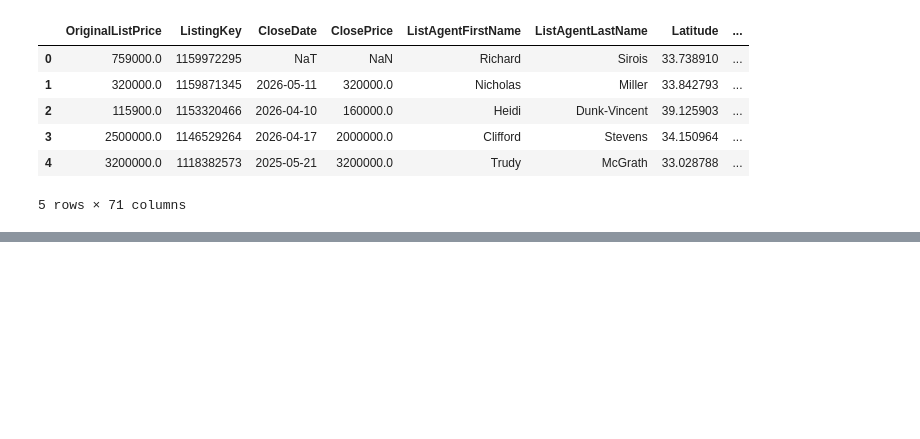
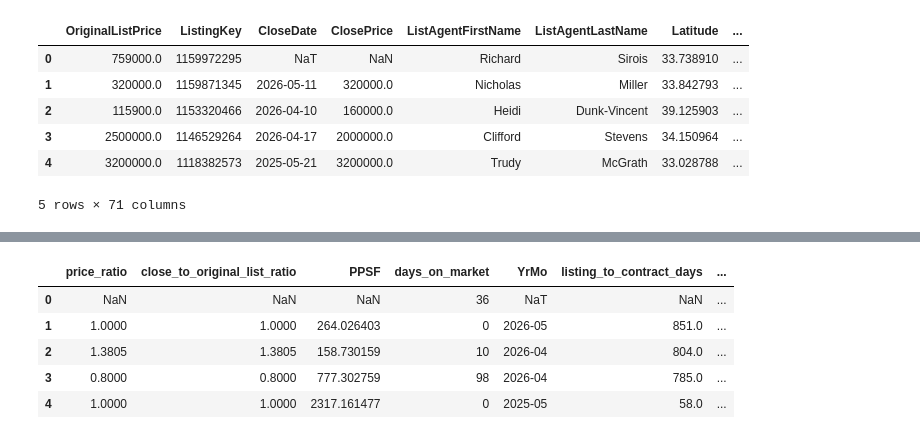
Before and after one commit to Michael-Anthony-Aguirre/IDX-Exchange-DA-Internship-2026, a Jupyter notebook: week6/5_metric_engineering.ipynb, the cells around one changed output, grey strips where cells are left out. Cells and saved outputs as stored; diff of their text form; code cells hidden in the pictures; blank space fills up the shorter version.

```diff
--- a/week6/5_metric_engineering.ipynb
+++ b/week6/5_metric_engineering.ipynb
@@ -123,0 +133,9 @@ df_listings.head()
+# %%
+df_listings[metrics_only].head()
+# %% [output]
+|  | price_ratio | close_to_original_list_ratio | PPSF | days_on_market | YrMo | listing_to_contract_days | ... |
+| 0 | NaN | NaN | NaN | 36 | NaT | NaN | ... |
+| 1 | 1.0000 | 1.0000 | 264.026403 | 0 | 2026-05 | 851.0 | ... |
+| 2 | 1.3805 | 1.3805 | 158.730159 | 10 | 2026-04 | 804.0 | ... |
+| 3 | 0.8000 | 0.8000 | 777.302759 | 98 | 2026-04 | 785.0 | ... |
+| 4 | 1.0000 | 1.0000 | 2317.161477 | 0 | 2025-05 | 58.0 | ... |
```
Also changed, not shown: parts of 8 cells of this notebook.
